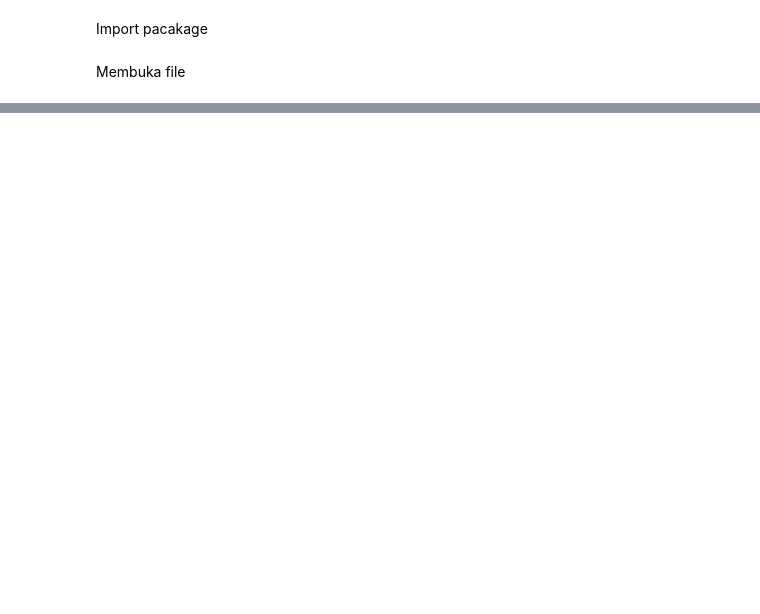
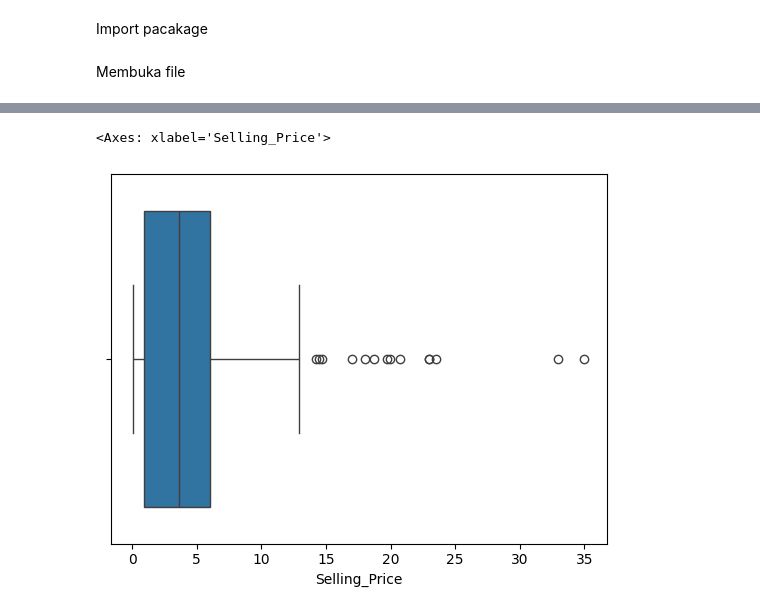
Before and after one commit to YusrilMaqoshidana/google-collab, a Jupyter notebook: coba.ipynb, the cells around one changed output, grey strips where cells are left out. Saved outputs shown, nothing was run; the diff lists cells and outputs as text; code cells hidden in the pictures; blank space fills up the shorter version.

```diff
--- a/coba.ipynb
+++ b/coba.ipynb
@@ -22,0 +149,11 @@ df.head()
+# %%
+Q1 = df['Kms_Driven'].quantile(0.25)
+Q3 = df['Kms_Driven'].quantile(0.75)
+IQR = Q3 - Q1
+
+batas_bawah = Q1 - 1.5 * IQR
+batas_atas = Q3 + 1.5 * IQR
+
+# filter agar hanya data yang masuk akal
+df = df[(df['Kms_Driven'] >= batas_bawah) & (df['Kms_Driven'] <= batas_atas)]
+df.count()
@@ -22,0 +183,5 @@ df.head()
+# %%
+sns.boxplot(x=df['Selling_Price'])
+# %% [output]
+<Axes: xlabel='Selling_Price'>
+[figure, added]
```
Also changed, not shown: parts of 13 cells of this notebook.
